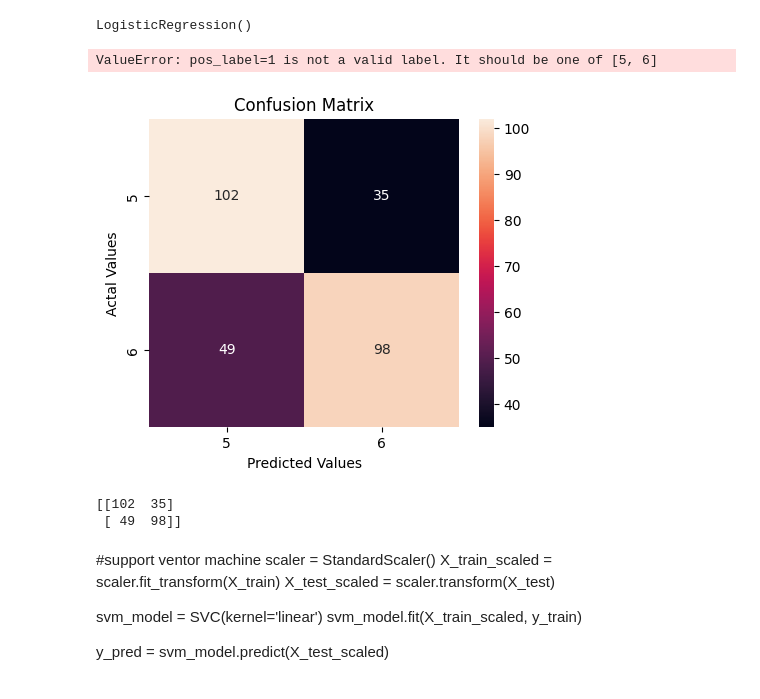
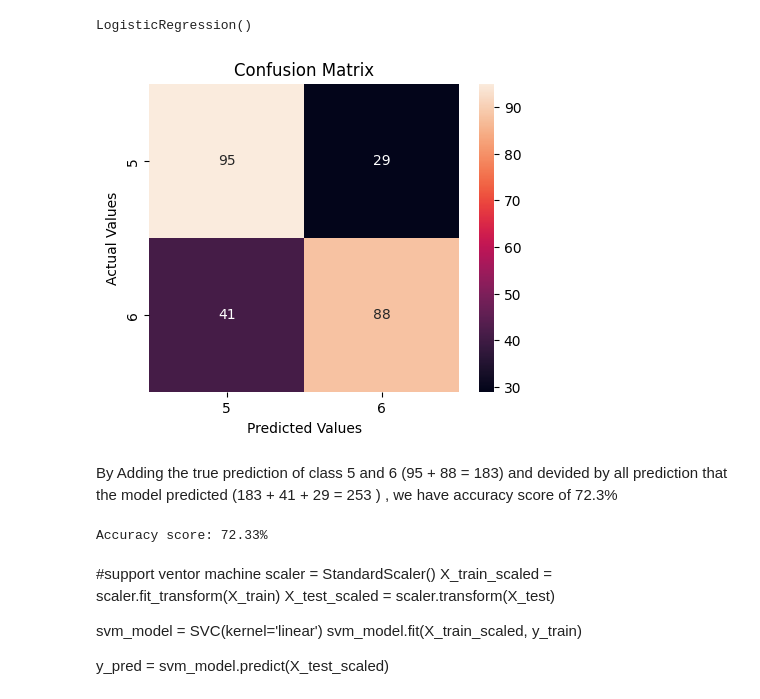
Before and after one commit to laura-136/Midterm-project, a Jupyter notebook: WineQT - JPYNB - Assignment.ipynb, the cells around one changed output. Cells and saved outputs as stored; diff of their text form; code cells hidden in the pictures.

```diff
--- a/WineQT - JPYNB - Assignment.ipynb
+++ b/WineQT - JPYNB - Assignment.ipynb
@@ -46,3 +180,7 @@ print(df.head(10))
+# %%
+#Drop duplicate rows
+df = df.drop_duplicates()
+df = df.reset_index(drop=True)
 # %%
 #datatype check
 print(df.info())
@@ -360,30 +391,25 @@ LogisticRegression()
 y_pred = model.predict(X_test)
-# %%
-accuracy = accuracy_score(y_test, y_pred)
-f1 = f1_score(y_test, y_pred)
-print(f"Accuracy: {accuracy}")
-print(f"F1-Score: {f1}")
-# %% [output]
-ValueError: pos_label=1 is not a valid label. It should be one of [5, 6]
 # %%
+#Model Evaluationw with Confusion Matrix
 lables = [5,6]
 cm = confusion_matrix(y_test,y_pred, labels= lables)
 
 cm_df = pd.DataFrame(cm, index = [5,6],
                      columns = [5,6])
 plt.figure(figsize=(5,4))
 sns.heatmap(cm_df, annot= True,fmt='d')
 plt.title('Confusion Matrix')
-plt.ylabel('Actal Values')
+plt.ylabel('Actual Values')
 plt.xlabel('Predicted Values')
 plt.show()
 # %% [output]
-[figure, old version]
+[figure, new version]
-# %%
-print(cm)
-# %% [output]
-[[102  35]
- [ 49  98]]
+# %% [markdown]
+By Adding the true prediction of class 5 and 6 (95 + 88 = 183) and devided by all prediction that the model predicted (183 + 41 + 29 = 253 ) , we have accuracy score of 72.3%
+# %%
+print(f'Accuracy score: {accuracy_score(y_test,y_pred)*100:.2f}%')
+# %% [output]
+Accuracy score: 72.33%
 # %% [markdown]
 #support ventor machine
 scaler = StandardScaler()
```
Also changed, not shown: parts of 31 cells of this notebook.
